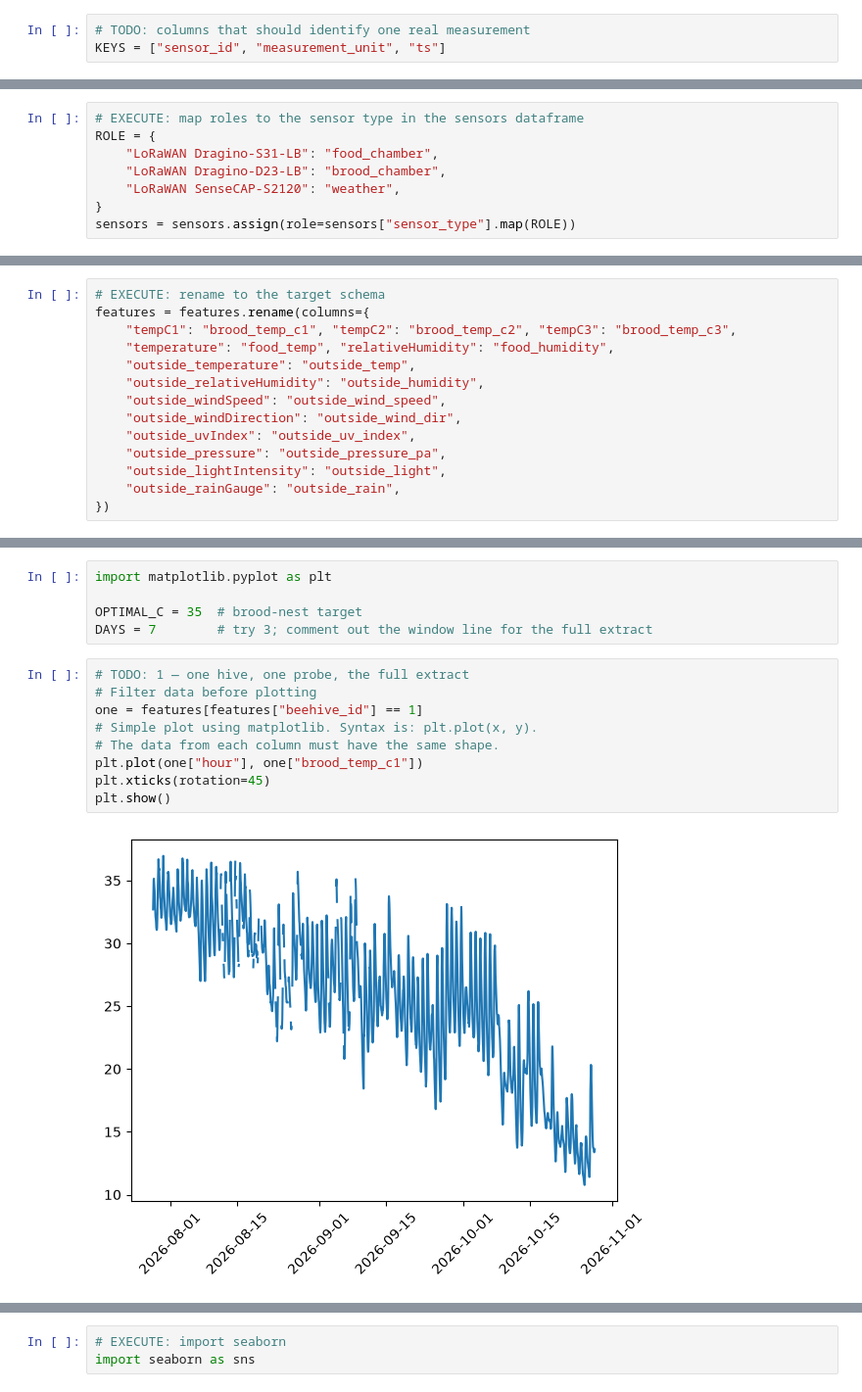
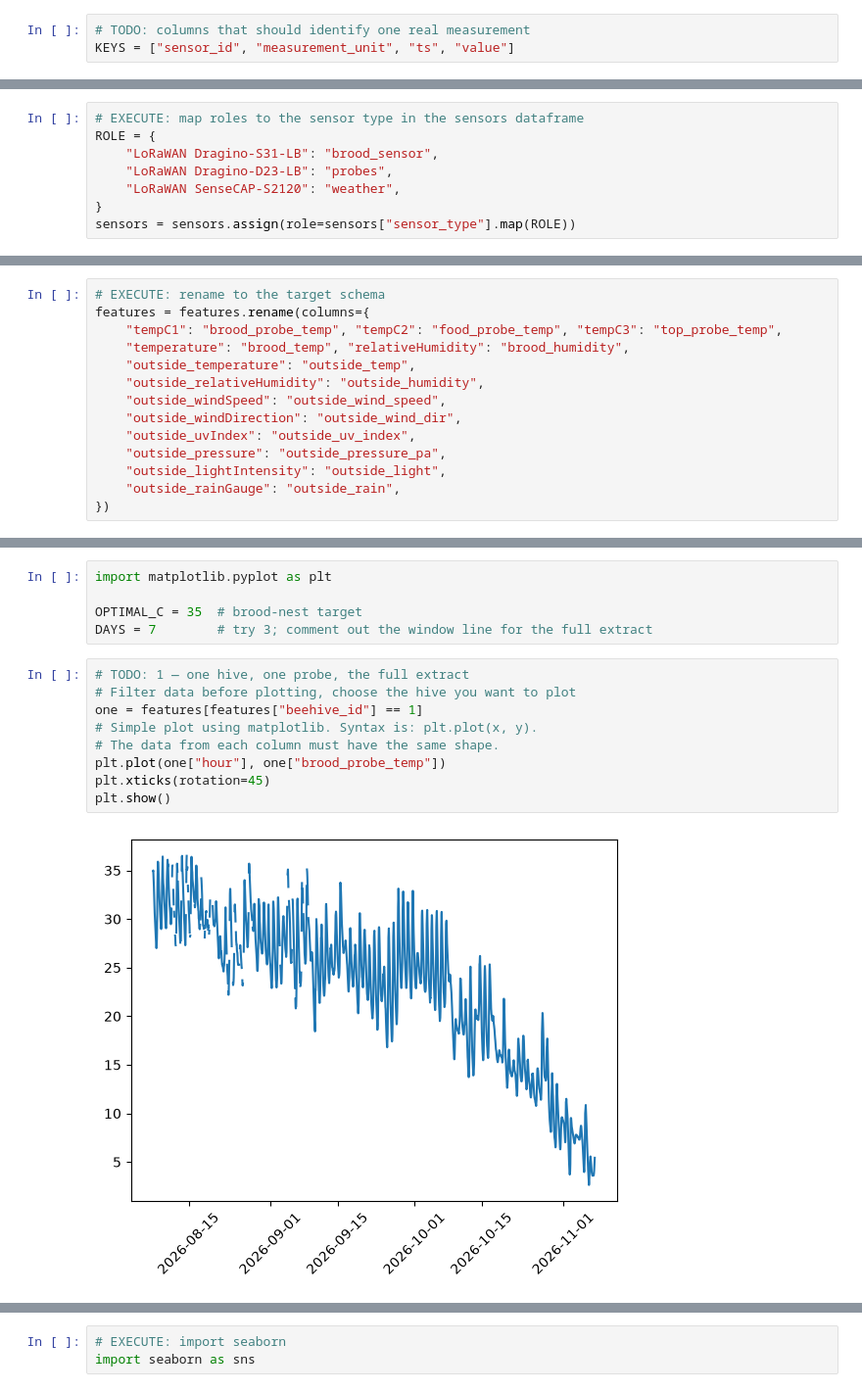
Before and after one commit to arkadiahn/beehappy-workshop, a Jupyter notebook: workshop/notebooks/solutions.ipynb, the cells around one changed output, grey strips where cells are left out. Shown at 98% size. Saved outputs shown, nothing was run; the diff lists cells and outputs as text.

```diff
--- a/workshop/notebooks/solutions.ipynb
+++ b/workshop/notebooks/solutions.ipynb
@@ -396,6 +385,6 @@ raw_sensor_readings.head(10)
 # %%
 # TODO: columns that should identify one real measurement
-KEYS = ["sensor_id", "measurement_unit", "ts"]
+KEYS = ["sensor_id", "measurement_unit", "ts", "value"]
 # %%
 # EXECUTE: print out the rows you started with vs how many distinct keys exist
 before = len(raw_sensor_readings)
@@ -433,8 +422,8 @@ distinct_sensor_readings = raw_sensor_readings.drop_duplicates(subset=KEYS)
 # %%
 # EXECUTE: map roles to the sensor type in the sensors dataframe
 ROLE = {
-    "LoRaWAN Dragino-S31-LB": "food_chamber",
-    "LoRaWAN Dragino-D23-LB": "brood_chamber",
+    "LoRaWAN Dragino-S31-LB": "brood_sensor",
+    "LoRaWAN Dragino-D23-LB": "probes",
     "LoRaWAN SenseCAP-S2120": "weather",
 }
 sensors = sensors.assign(role=sensors["sensor_type"].map(ROLE))
@@ -644,8 +633,8 @@ features["dayofweek"] = local.dt.dayofweek
 # %%
 # EXECUTE: rename to the target schema
 features = features.rename(columns={
-    "tempC1": "brood_temp_c1", "tempC2": "brood_temp_c2", "tempC3": "brood_temp_c3",
-    "temperature": "food_temp", "relativeHumidity": "food_humidity",
+    "tempC1": "brood_probe_temp", "tempC2": "food_probe_temp", "tempC3": "top_probe_temp",
+    "temperature": "brood_temp", "relativeHumidity": "brood_humidity",
     "outside_temperature": "outside_temp",
     "outside_relativeHumidity": "outside_humidity",
     "outside_windSpeed": "outside_wind_speed",
@@ -687,13 +676,13 @@ OPTIMAL_C = 35  # brood-nest target
 DAYS = 7        # try 3; comment out the window line for the full extract
 # %%
 # TODO: 1 — one hive, one probe, the full extract
-# Filter data before plotting
+# Filter data before plotting, choose the hive you want to plot
 one = features[features["beehive_id"] == 1]
 # Simple plot using matplotlib. Syntax is: plt.plot(x, y).
 # The data from each column must have the same shape.
-plt.plot(one["hour"], one["brood_temp_c1"])
+plt.plot(one["hour"], one["brood_probe_temp"])
 plt.xticks(rotation=45)
 plt.show()
 # %% [output]
-[figure, old version]
+[figure, new version]
 # %%
```
Also changed, not shown: parts of 46 cells of this notebook, 27 other files.
